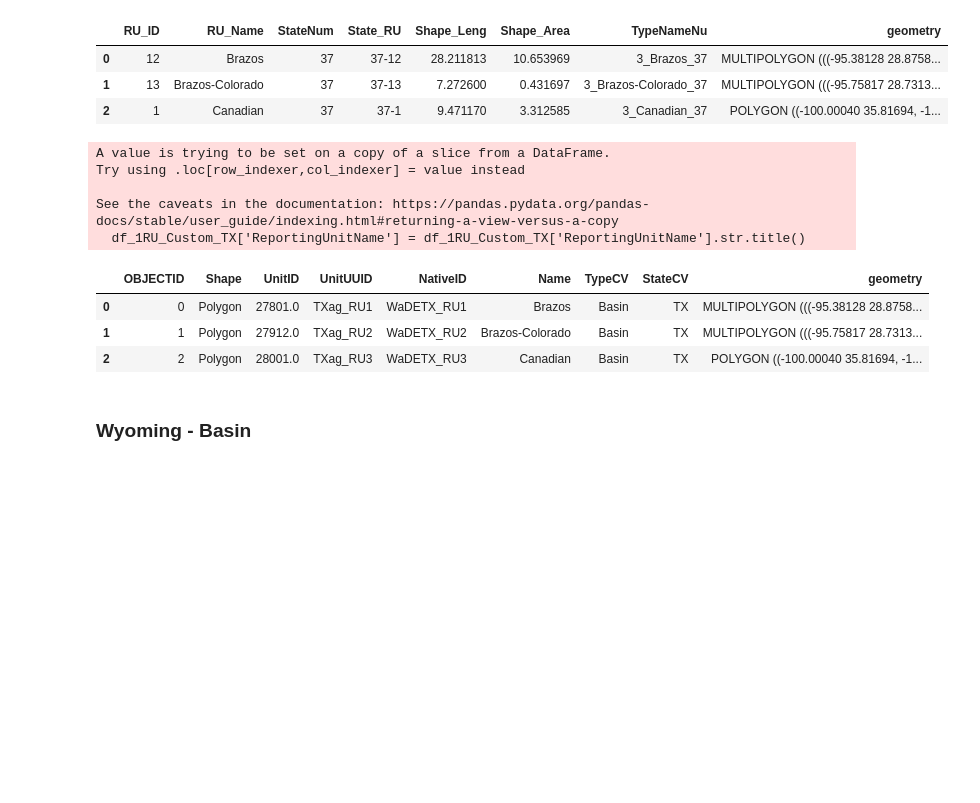
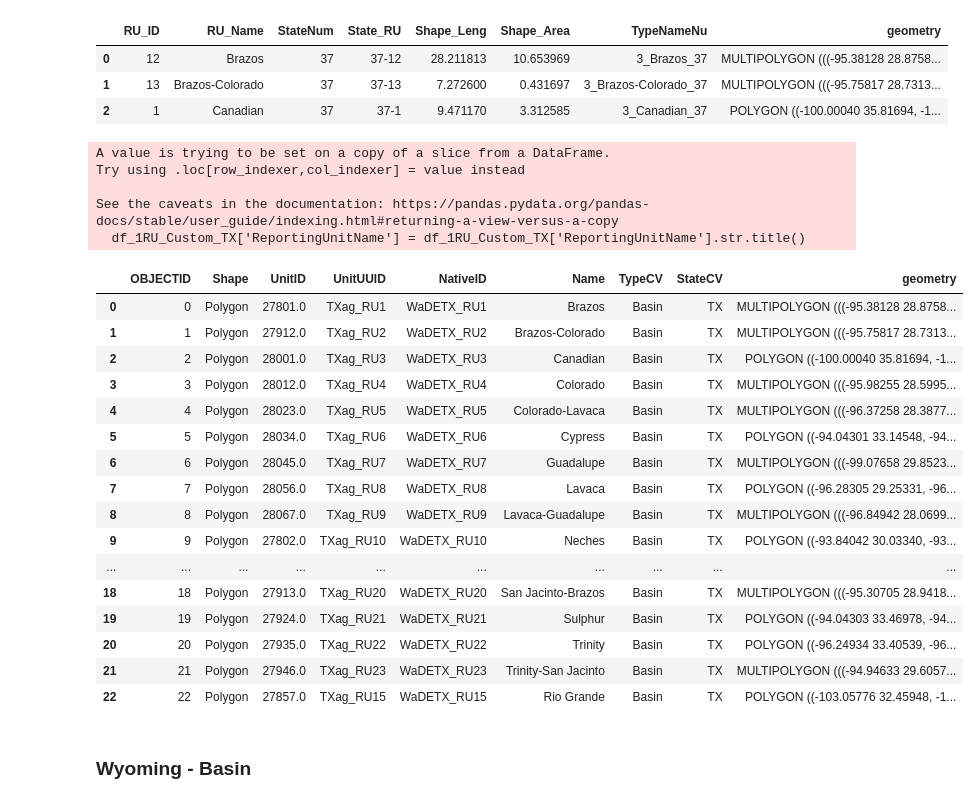
Before and after one commit to WSWCWaterDataExchange/WaDE2.0Apps, a Jupyter notebook: CreateAppShapefiles/App2_AggregatedShape/App2ShapeFiles_Basin.ipynb, the cells around one changed output. Saved outputs shown, nothing was run; the diff lists cells and outputs as text; code cells hidden in the pictures; blank space fills up the shorter version.

Commit message:
Basin Shapefile Update.
Basin Shapefile Update.

```diff
--- a/CreateAppShapefiles/App2_AggregatedShape/App2ShapeFiles_Basin.ipynb
+++ b/CreateAppShapefiles/App2_AggregatedShape/App2ShapeFiles_Basin.ipynb
@@ -64,34 +64,48 @@ def retrieveUUID(colrowValue):
             outList = ''
     return outList
 dfs_TXB['ReportingUnitUUID'] = dfs_TXB.apply(lambda row: retrieveUUID(row['RU_Name']), axis=1)
 
 # Merging temporal dataframes into one, using left-join.
 dfs_TXB = pd.merge(dfs_TXB, df_1RU_Custom_TX, left_on='ReportingUnitUUID', right_on='ReportingUnitUUID', how='left')
+dfs_TXB = dfs_TXB.dropna().reset_index()
 
 # Creating new output state specific dataframe with fields of interest.
 dfs_2TXB = pd.DataFrame() #empty dataframe
 dfs_2TXB['OBJECTID'] = dfs_TXB.index
 dfs_2TXB['Shape'] = 'Polygon'
 dfs_2TXB['UnitID'] = dfs_TXB['ReportingUnitID']
 dfs_2TXB['UnitUUID'] = dfs_TXB['ReportingUnitUUID']
 dfs_2TXB['NativeID'] = dfs_TXB['ReportingUnitNativeID']
 dfs_2TXB['Name'] = dfs_TXB['ReportingUnitName']
 dfs_2TXB['TypeCV'] = dfs_TXB['ReportingUnitTypeCV']
 dfs_2TXB['StateCV'] = dfs_TXB['StateCV']
 dfs_2TXB['geometry'] = dfs_TXB['geometry']
 
 #view output
-dfs_2TXB.head(3)
+dfs_2TXB
 # %% [output]
 A value is trying to be set on a copy of a slice from a DataFrame.
 Try using .loc[row_indexer,col_indexer] = value instead
 
 See the caveats in the documentation: https://pandas.pydata.org/pandas-docs/stable/user_guide/indexing.html#returning-a-view-versus-a-copy
   df_1RU_Custom_TX['ReportingUnitName'] = df_1RU_Custom_TX['ReportingUnitName'].str.title()
 |  | OBJECTID | Shape | UnitID | UnitUUID | NativeID | Name | TypeCV | StateCV | geometry |
 | 0 | 0 | Polygon | 27801.0 | TXag_RU1 | WaDETX_RU1 | Brazos | Basin | TX | MULTIPOLYGON (((-95.38128 28.8758... |
 | 1 | 1 | Polygon | 27912.0 | TXag_RU2 | WaDETX_RU2 | Brazos-Colorado | Basin | TX | MULTIPOLYGON (((-95.75817 28.7313... |
 | 2 | 2 | Polygon | 28001.0 | TXag_RU3 | WaDETX_RU3 | Canadian | Basin | TX | POLYGON ((-100.00040 35.81694, -1... |
+| 3 | 3 | Polygon | 28012.0 | TXag_RU4 | WaDETX_RU4 | Colorado | Basin | TX | MULTIPOLYGON (((-95.98255 28.5995... |
+| 4 | 4 | Polygon | 28023.0 | TXag_RU5 | WaDETX_RU5 | Colorado-Lavaca | Basin | TX | MULTIPOLYGON (((-96.37258 28.3877... |
+| 5 | 5 | Polygon | 28034.0 | TXag_RU6 | WaDETX_RU6 | Cypress | Basin | TX | POLYGON ((-94.04301 33.14548, -94... |
+| 6 | 6 | Polygon | 28045.0 | TXag_RU7 | WaDETX_RU7 | Guadalupe | Basin | TX | MULTIPOLYGON (((-99.07658 29.8523... |
+| 7 | 7 | Polygon | 28056.0 | TXag_RU8 | WaDETX_RU8 | Lavaca | Basin | TX | POLYGON ((-96.28305 29.25331, -96... |
+| 8 | 8 | Polygon | 28067.0 | TXag_RU9 | WaDETX_RU9 | Lavaca-Guadalupe | Basin | TX | MULTIPOLYGON (((-96.84942 28.0699... |
+| 9 | 9 | Polygon | 27802.0 | TXag_RU10 | WaDETX_RU10 | Neches | Basin | TX | POLYGON ((-93.84042 30.03340, -93... |
+| ... | ... | ... | ... | ... | ... | ... | ... | ... | ... |
+| 18 | 18 | Polygon | 27913.0 | TXag_RU20 | WaDETX_RU20 | San Jacinto-Brazos | Basin | TX | MULTIPOLYGON (((-95.30705 28.9418... |
+| 19 | 19 | Polygon | 27924.0 | TXag_RU21 | WaDETX_RU21 | Sulphur | Basin | TX | POLYGON ((-94.04303 33.46978, -94... |
+| 20 | 20 | Polygon | 27935.0 | TXag_RU22 | WaDETX_RU22 | Trinity | Basin | TX | POLYGON ((-96.24934 33.40539, -96... |
+| 21 | 21 | Polygon | 27946.0 | TXag_RU23 | WaDETX_RU23 | Trinity-San Jacinto | Basin | TX | MULTIPOLYGON (((-94.94633 29.6057... |
+| 22 | 22 | Polygon | 27857.0 | TXag_RU15 | WaDETX_RU15 | Rio Grande | Basin | TX | POLYGON ((-103.05776 32.45948, -1... |
 # %% [markdown]
 ### Wyoming - Basin
 # %%
```
Also changed, not shown: parts of 2 cells of this notebook, 3 other files.
